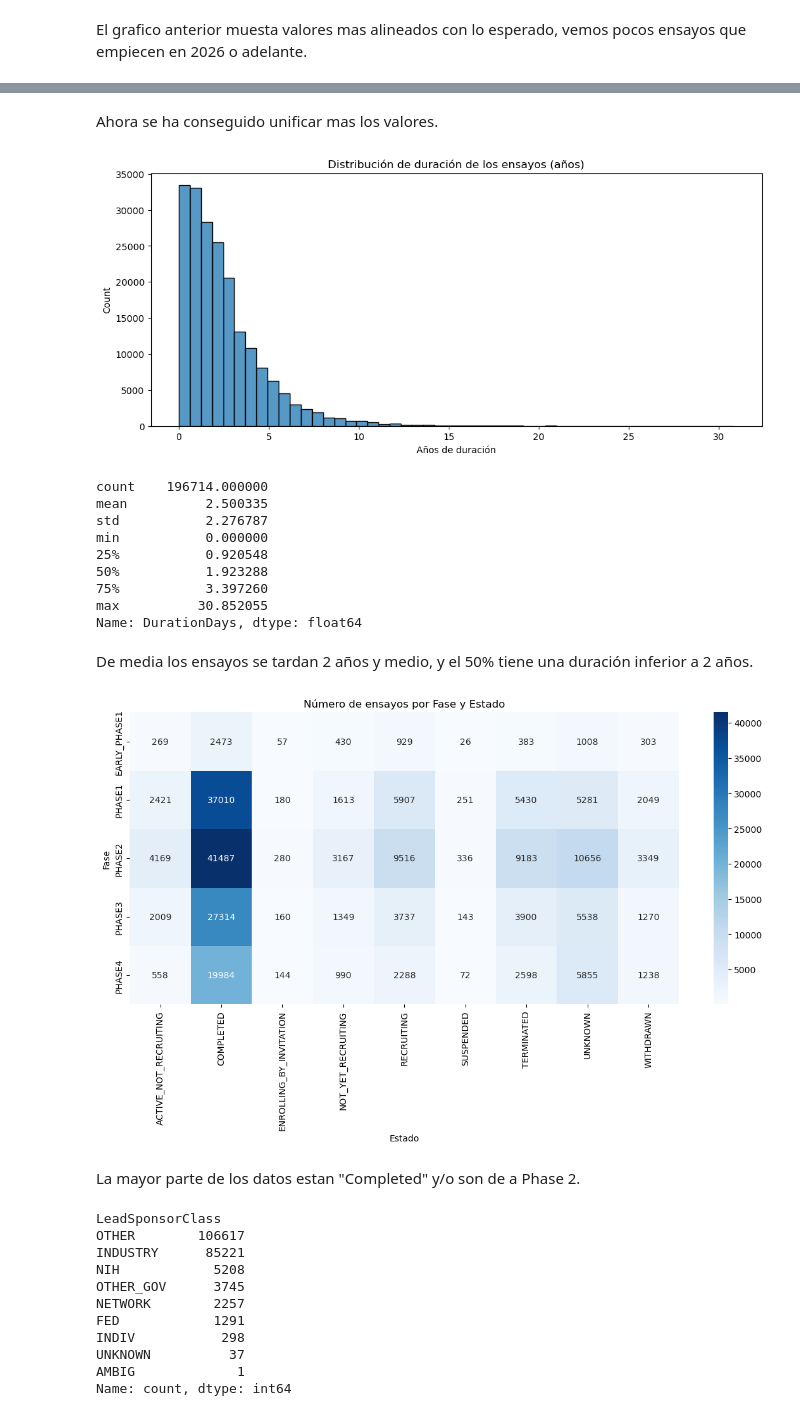
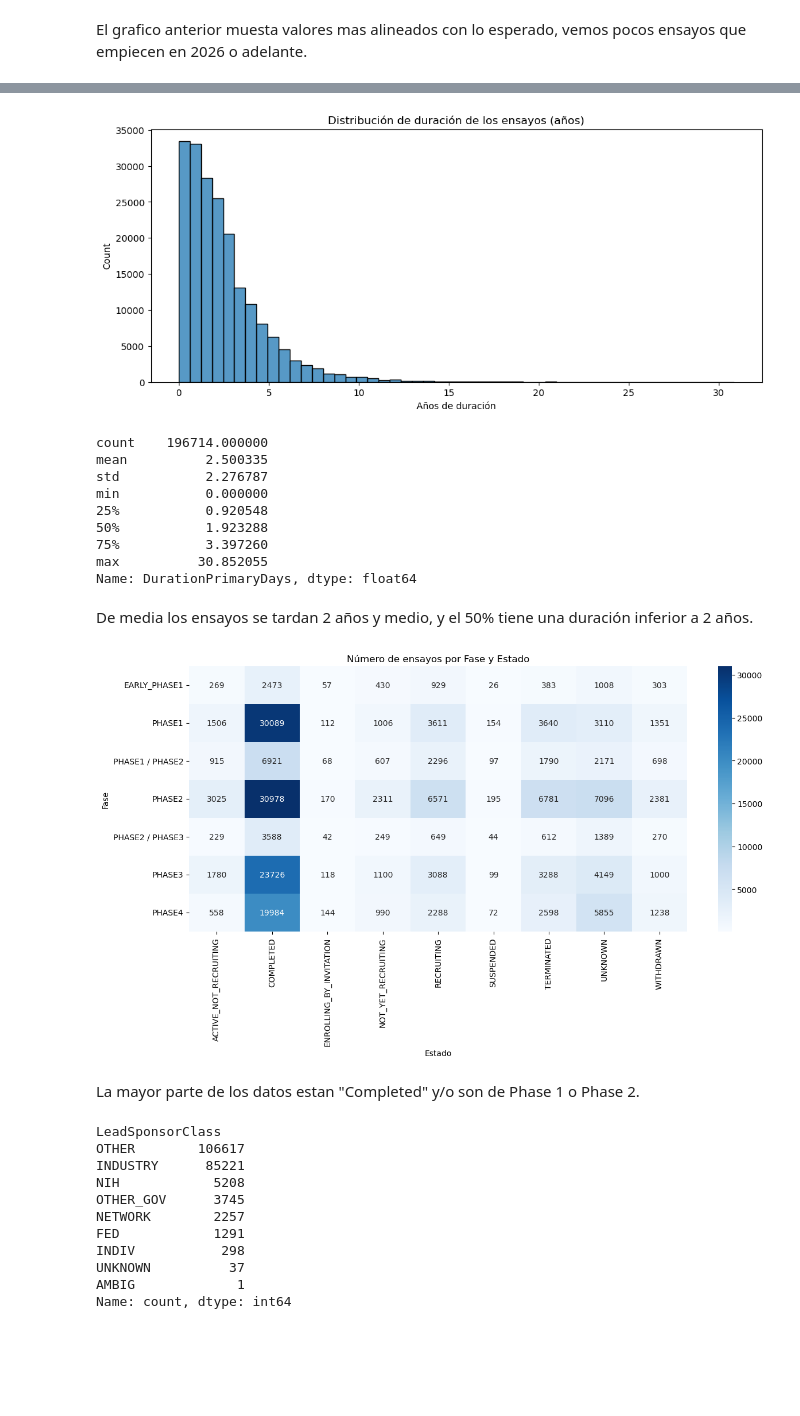
Before and after one commit to miks95/tfm_clinicaltrials, a Jupyter notebook: notebooks/01_eda_clinicaltrials.ipynb, the cells around one changed output, grey strips where cells are left out. Saved outputs shown, nothing was run; the diff lists cells and outputs as text; code cells hidden in the pictures; blank space fills up the shorter version.

```diff
--- a/notebooks/01_eda_clinicaltrials.ipynb
+++ b/notebooks/01_eda_clinicaltrials.ipynb
@@ -215,0 +289,10 @@ El grafico anterior muesta valores mas alineados con lo esperado, vemos pocos en
+# %%
+# Usamos solo el primer termino de ConditionMeshList
+
+def get_primary_mesh(lst):
+    if isinstance(lst, list) and len(lst) > 0:
+        return lst[0]
+    return None
+
+df["PrimaryConditionMesh"] = df["ConditionMeshList"].apply(get_primary_mesh)
+df["PrimaryConditionMesh"].value_counts()
@@ -295,19 +330,17 @@ if "Condition" in df.columns:
-# %% [markdown]
-Ahora se ha conseguido unificar mas los valores.
 # %%
 # Duración del ensayo en años
 
-df["DurationDays"] = (df["PrimaryCompletionDate"] - df["StartDate"]).dt.days
+df["DurationPrimaryDays"] = (df["PrimaryCompletionDate"] - df["StartDate"]).dt.days
 
 plt.figure(figsize=(12,5))
 # Calculamos en años
-sns.histplot(df["DurationDays"].dropna()/365, bins=50)
+sns.histplot(df["DurationPrimaryDays"].dropna()/365, bins=50)
 plt.title("Distribución de duración de los ensayos (años)")
 plt.xlabel("Años de duración")
 plt.savefig(FIGURES_DIR / "distribucion_duración.png", dpi=300, bbox_inches="tight")
 plt.show()
 
-(df["DurationDays"]/365).describe()
+(df["DurationPrimaryDays"]/365).describe()
 # %% [output]
 [figure]
 count    196714.000000
@@ -318,33 +351,26 @@ min           0.000000
 50%           1.923288
 75%           3.397260
 max          30.852055
-Name: DurationDays, dtype: float64
+Name: DurationPrimaryDays, dtype: float64
 # %% [markdown]
 De media los ensayos se tardan 2 años y medio, y el 50% tiene una duración inferior a 2 años.
 # %%
 # Fase vs Estado
-if "Phase" in df.columns and "OverallStatus" in df.columns:
-    phases = (
-        df["Phase"].dropna().apply(lambda x: ast.literal_eval(x) if x.startswith("[") else [x])
-        .explode().str.strip())
+temp = pd.DataFrame({"OverallStatus": df["OverallStatus"],"Phase": df["Phase"]}).dropna()
 
-    temp = pd.DataFrame({"OverallStatus": df["OverallStatus"],"Phase": phases}).dropna()
+cross_tab = pd.crosstab(temp["Phase"], temp["OverallStatus"])
 
-    cross_tab = pd.crosstab(temp["Phase"], temp["OverallStatus"])
-
-    plt.figure(figsize=(14,6))
-    sns.heatmap(cross_tab, annot=True, cmap="Blues", fmt="d")
-    plt.title("Número de ensayos por Fase y Estado")
-    plt.xlabel("Estado")
-    plt.ylabel("Fase")
-    plt.savefig(FIGURES_DIR / "distribucion_Fase_Estado.png", dpi=300, bbox_inches="tight")
-    plt.show()
-
-    cross_tab
+plt.figure(figsize=(14,6))
+sns.heatmap(cross_tab, annot=True, cmap="Blues", fmt="d")
+plt.title("Número de ensayos por Fase y Estado")
+plt.xlabel("Estado")
+plt.ylabel("Fase")
+plt.savefig(FIGURES_DIR / "distribucion_Fase_Estado.png", dpi=300, bbox_inches="tight")
+plt.show()
 # %% [output]
-[figure, old version]
+[figure, new version]
 # %% [markdown]
-La mayor parte de los datos estan "Completed" y/o son de a Phase 2.
+La mayor parte de los datos estan "Completed" y/o son de Phase 1 o Phase 2.
 # %%
 df["LeadSponsorClass"].value_counts()
 # %% [output]
```
Also changed, not shown: parts of 22 cells of this notebook, 6 other files.
